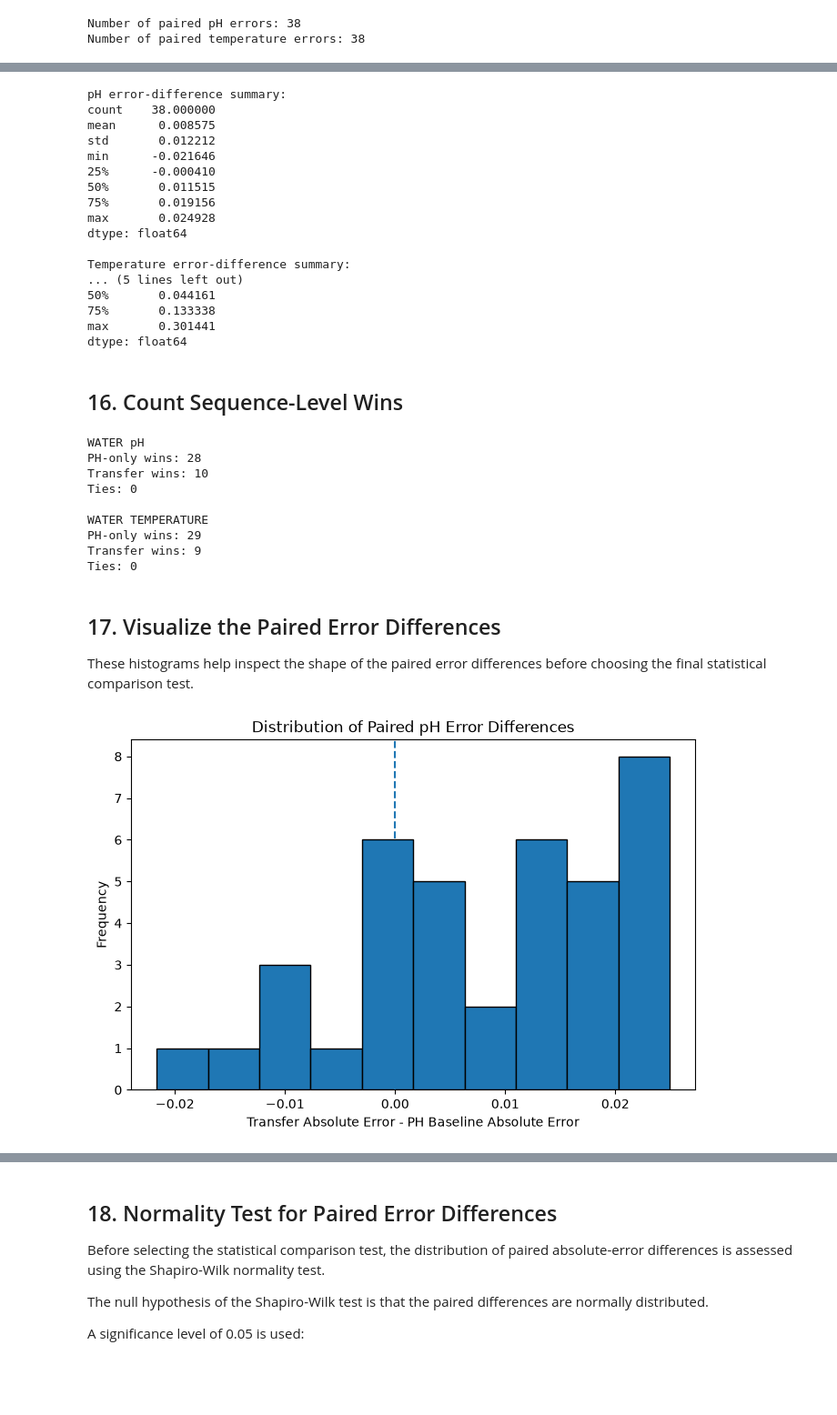
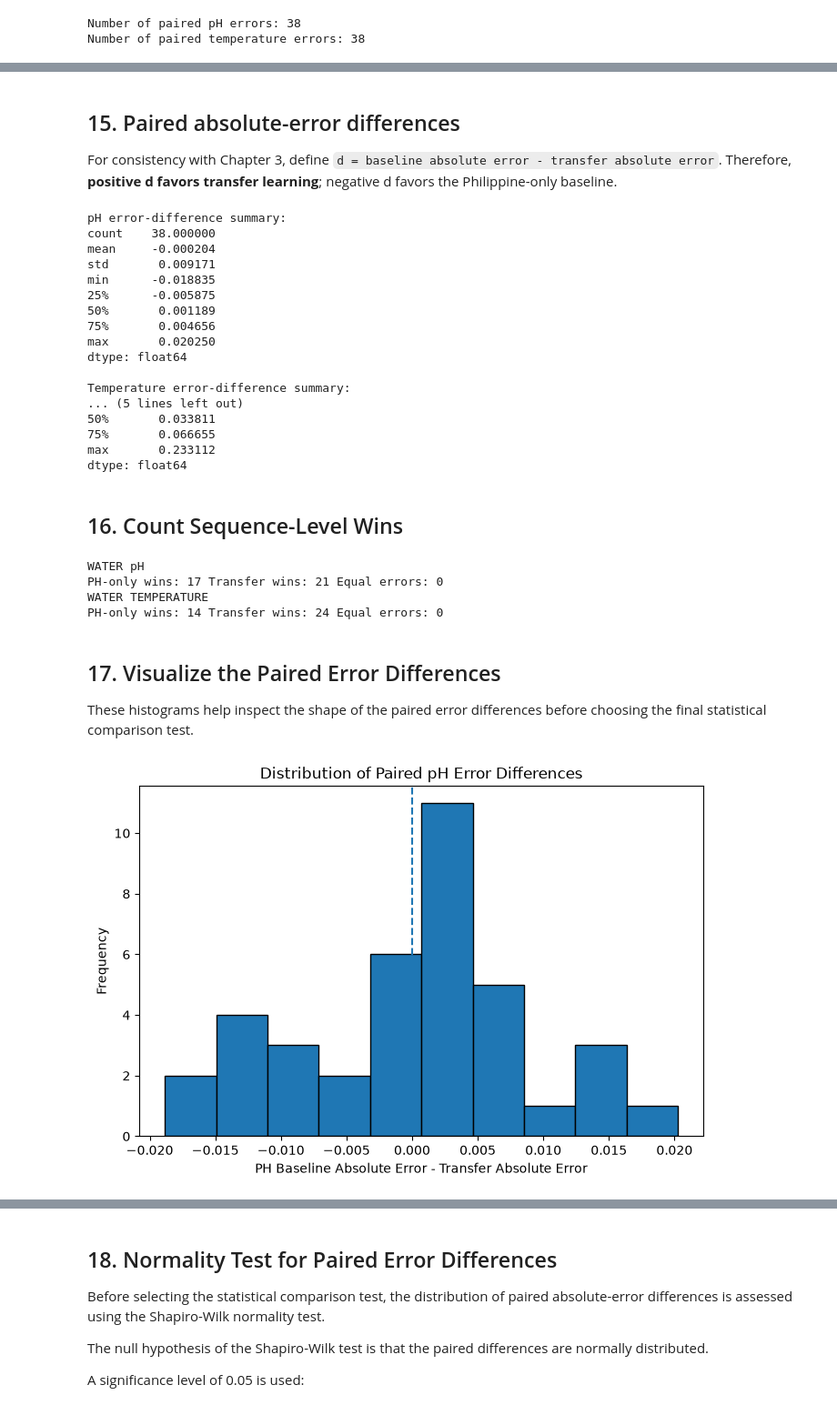
Before and after one commit to RedGenilla/LSTM_PondPredict, a Jupyter notebook: notebooks/04_model_comparison.ipynb, the cells around one changed output, grey strips where cells are left out. Shown at 91% size. Drawn from its saved outputs; the diff is of its cells as text; code cells hidden in the pictures; blank space fills up the shorter version.

```diff
--- a/notebooks/04_model_comparison.ipynb
+++ b/notebooks/04_model_comparison.ipynb
@@ -305,6 +346,10 @@ Positive values mean transfer learning produced the larger absolute error. Negat
+# %% [markdown]
+## 15. Paired absolute-error differences
+
+For consistency with Chapter 3, define `d = baseline absolute error - transfer absolute error`. Therefore, **positive d favors transfer learning**; negative d favors the Philippine-only baseline.
 # %%
-ph_error_difference = transfer_ph_abs_error - baseline_ph_abs_error
-temp_error_difference = transfer_temp_abs_error - baseline_temp_abs_error
+ph_error_difference = baseline_ph_abs_error - transfer_ph_abs_error
+temp_error_difference = baseline_temp_abs_error - transfer_temp_abs_error
 print("pH error-difference summary:")
 print(pd.Series(ph_error_difference).describe())
 print("\nTemperature error-difference summary:")
@@ -312,50 +357,42 @@ print(pd.Series(temp_error_difference).describe())
 # %% [output]
 pH error-difference summary:
 count    38.000000
-mean      0.008575
-std       0.012212
-min      -0.021646
-25%      -0.000410
-50%       0.011515
-75%       0.019156
-max       0.024928
+mean     -0.000204
+std       0.009171
+min      -0.018835
+25%      -0.005875
+50%       0.001189
+75%       0.004656
+max       0.020250
 dtype: float64
 
 Temperature error-difference summary:
 ... (5 lines left out)
-50%       0.044161
-75%       0.133338
-max       0.301441
+50%       0.033811
+75%       0.066655
+max       0.233112
 dtype: float64
 # %% [markdown]
 ## 16. Count Sequence-Level Wins
 # %%
-ph_baseline_wins = np.sum(baseline_ph_abs_error < transfer_ph_abs_error)
-ph_transfer_wins = np.sum(transfer_ph_abs_error < baseline_ph_abs_error)
-ph_ties = np.sum(np.isclose(baseline_ph_abs_error, transfer_ph_abs_error))
-
-temp_baseline_wins = np.sum(baseline_temp_abs_error < transfer_temp_abs_error)
-temp_transfer_wins = np.sum(transfer_temp_abs_error < baseline_temp_abs_error)
-temp_ties = np.sum(np.isclose(baseline_temp_abs_error, transfer_temp_abs_error))
-
+# Count exact wins and ties without an overlapping isclose category.
+ph_baseline_wins = int(np.sum(baseline_ph_abs_error < transfer_ph_abs_error))
+ph_transfer_wins = int(np.sum(transfer_ph_abs_error < baseline_ph_abs_error))
+ph_ties = int(np.sum(baseline_ph_abs_error == transfer_ph_abs_error))
+temp_baseline_wins = int(np.sum(baseline_temp_abs_error < transfer_temp_abs_error))
+temp_transfer_wins = int(np.sum(transfer_temp_abs_error < baseline_temp_abs_error))
+temp_ties = int(np.sum(baseline_temp_abs_error == transfer_temp_abs_error))
+assert ph_baseline_wins + ph_transfer_wins + ph_ties == 38
+assert temp_baseline_wins + temp_transfer_wins + temp_ties == 38
 print("WATER pH")
-print("PH-only wins:", ph_baseline_wins)
-print("Transfer wins:", ph_transfer_wins)
-print("Ties:", ph_ties)
-print("\nWATER TEMPERATURE")
-print("PH-only wins:", temp_baseline_wins)
-print("Transfer wins:", temp_transfer_wins)
-print("Ties:", temp_ties)
+print("PH-only wins:", ph_baseline_wins, "Transfer wins:", ph_transfer_wins, "Equal errors:", ph_ties)
+print("WATER TEMPERATURE")
+print("PH-only wins:", temp_baseline_wins, "Transfer wins:", temp_transfer_wins, "Equal errors:", temp_ties)
 # %% [output]
 WATER pH
-PH-only wins: 28
-Transfer wins: 10
-Ties: 0
-
+PH-only wins: 17 Transfer wins: 21 Equal errors: 0
 WATER TEMPERATURE
-PH-only wins: 29
-Transfer wins: 9
-Ties: 0
+PH-only wins: 14 Transfer wins: 24 Equal errors: 0
 # %% [markdown]
 ## 17. Visualize the Paired Error Differences
 
@@ -363,13 +400,13 @@ These histograms help inspect the shape of the paired error differences before c
 # %%
 plt.figure(figsize=(8,5))
 plt.hist(ph_error_difference, bins=10, edgecolor="black")
 plt.axvline(0, linestyle="--")
-plt.xlabel("Transfer Absolute Error - PH Baseline Absolute Error")
+plt.xlabel("PH Baseline Absolute Error - Transfer Absolute Error")
 plt.ylabel("Frequency")
 plt.title("Distribution of Paired pH Error Differences")
 plt.show()
 # %% [output]
-[figure, old version]
+[figure, new version]
 # %%
 plt.figure(figsize=(8,5))
 plt.hist(temp_error_difference, bins=10, edgecolor="black")
```
Also changed, not shown: parts of 41 cells of this notebook, 39 other files.
